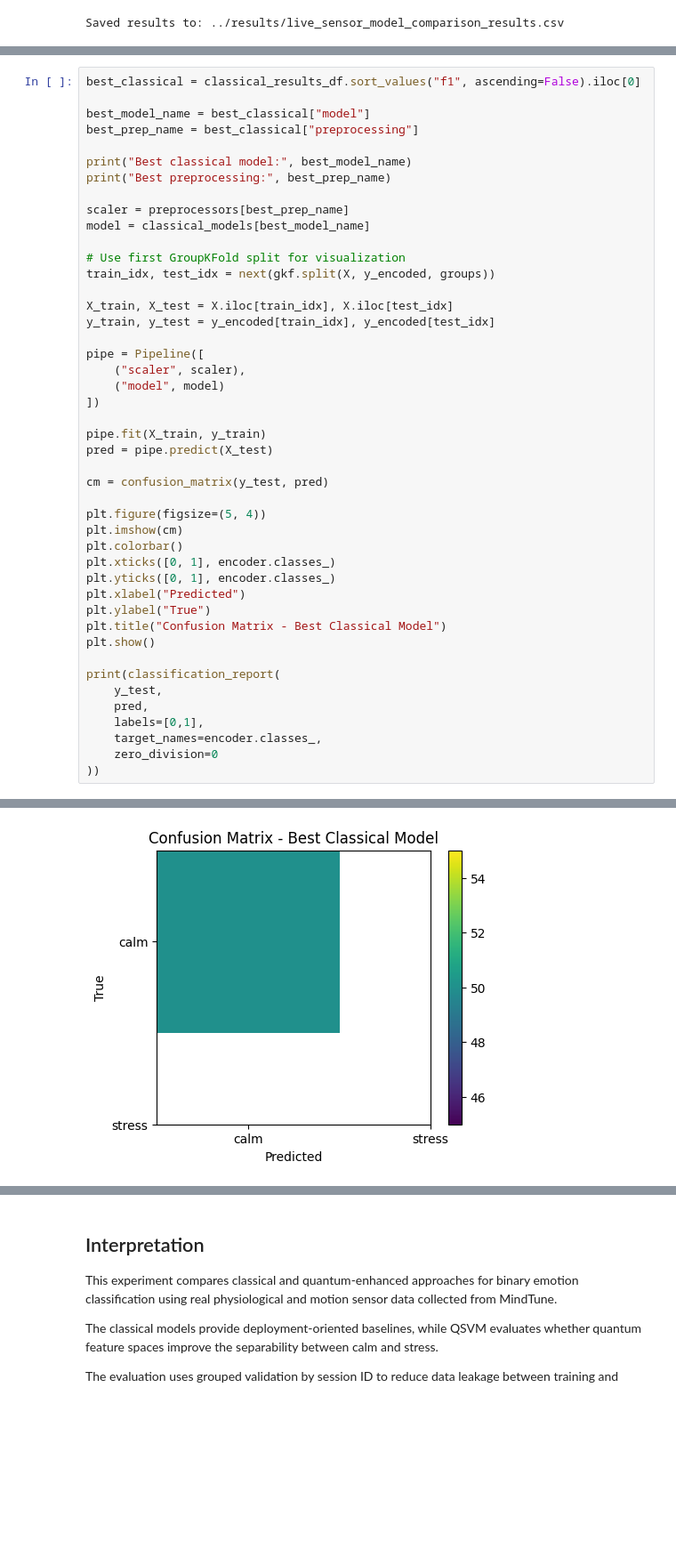
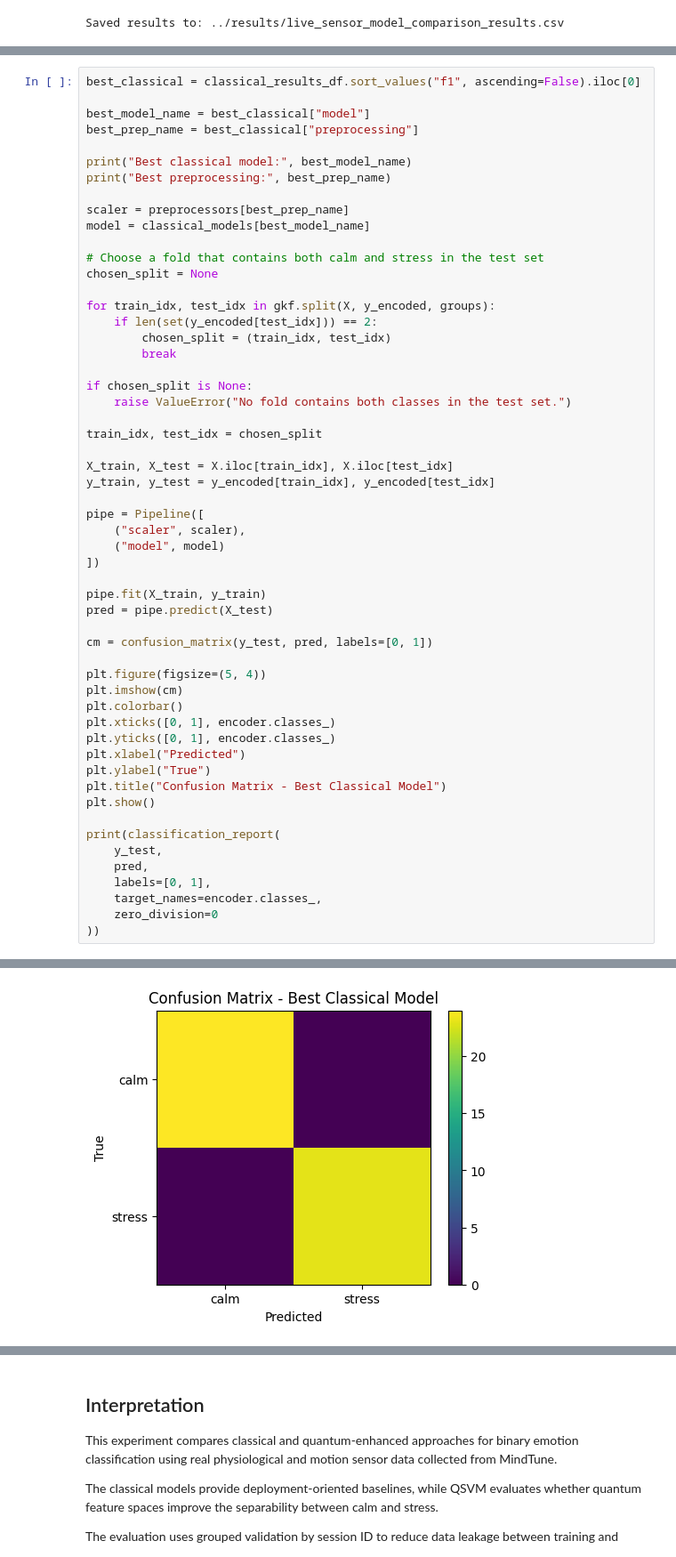
Before and after one commit to qskenza/MindTune, a Jupyter notebook: notebooks/2-live-sensor-model-comparison.ipynb, the cells around one changed output, grey strips where cells are left out. Shown at 89% size. Drawn from its saved outputs; the diff is of its cells as text; blank space fills up the shorter version.

```diff
--- a/notebooks/2-live-sensor-model-comparison.ipynb
+++ b/notebooks/2-live-sensor-model-comparison.ipynb
@@ -654,42 +905,52 @@ print("Best preprocessing:", best_prep_name)
 scaler = preprocessors[best_prep_name]
 model = classical_models[best_model_name]
 
-# Use first GroupKFold split for visualization
-train_idx, test_idx = next(gkf.split(X, y_encoded, groups))
+# Choose a fold that contains both calm and stress in the test set
+chosen_split = None
+
+for train_idx, test_idx in gkf.split(X, y_encoded, groups):
+    if len(set(y_encoded[test_idx])) == 2:
+        chosen_split = (train_idx, test_idx)
+        break
+
+if chosen_split is None:
+    raise ValueError("No fold contains both classes in the test set.")
+
+train_idx, test_idx = chosen_split
 
 X_train, X_test = X.iloc[train_idx], X.iloc[test_idx]
 y_train, y_test = y_encoded[train_idx], y_encoded[test_idx]
 
 pipe = Pipeline([
     ("scaler", scaler),
     ("model", model)
 ])
 
 pipe.fit(X_train, y_train)
 pred = pipe.predict(X_test)
 
-cm = confusion_matrix(y_test, pred)
+cm = confusion_matrix(y_test, pred, labels=[0, 1])
 
 plt.figure(figsize=(5, 4))
 plt.imshow(cm)
 plt.colorbar()
 plt.xticks([0, 1], encoder.classes_)
 plt.yticks([0, 1], encoder.classes_)
 plt.xlabel("Predicted")
 plt.ylabel("True")
 plt.title("Confusion Matrix - Best Classical Model")
 plt.show()
 
 print(classification_report(
     y_test,
     pred,
-    labels=[0,1],
+    labels=[0, 1],
     target_names=encoder.classes_,
     zero_division=0
 ))
 # %% [output]
 Best classical model: Logistic Regression
 Best preprocessing: standard
-[figure, old version]
+[figure, new version]
               precision    recall  f1-score   support
 
```
Also changed, not shown: parts of 11 cells of this notebook, 1 other file.
